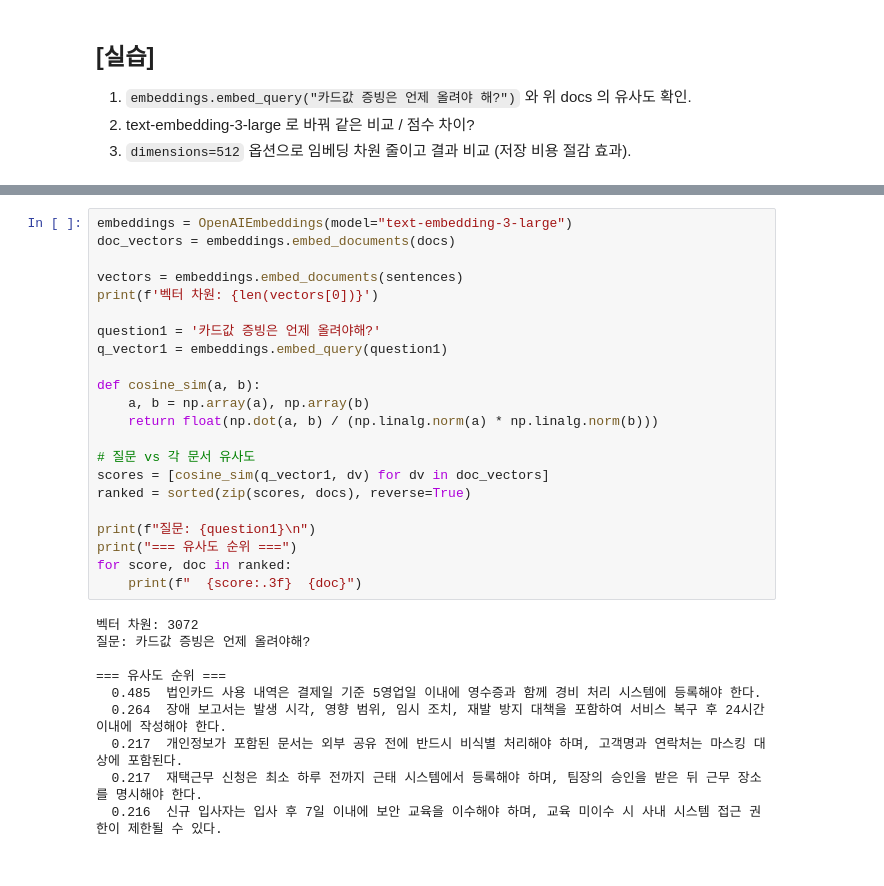
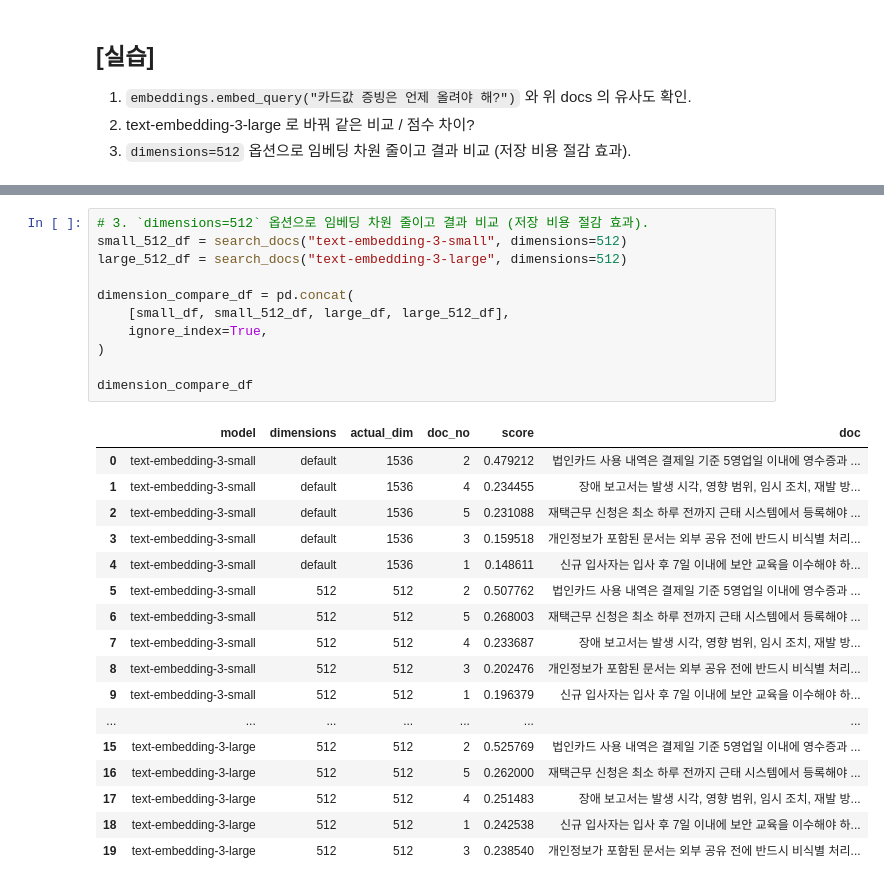
Before and after one commit to dovan2026/SKN30_playdata, a Jupyter notebook: LLM/RAG_1_Overview.ipynb, the cells around one changed output, grey strips where cells are left out. Cells and saved outputs as stored; diff of their text form.

```diff
--- a/LLM/RAG_1_Overview.ipynb
+++ b/LLM/RAG_1_Overview.ipynb
@@ -159,32 +201,29 @@ doc_vectors = embeddings.embed_documents(docs)
 # %%
-embeddings = OpenAIEmbeddings(model="text-embedding-3-large")
-doc_vectors = embeddings.embed_documents(docs)
+# 3. `dimensions=512` 옵션으로 임베딩 차원 줄이고 결과 비교 (저장 비용 절감 효과).
+small_512_df = search_docs("text-embedding-3-small", dimensions=512)
+large_512_df = search_docs("text-embedding-3-large", dimensions=512)
 
-vectors = embeddings.embed_documents(sentences)
-print(f'벡터 차원: {len(vectors[0])}')
+dimension_compare_df = pd.concat(
+    [small_df, small_512_df, large_df, large_512_df],
+    ignore_index=True,
+)
 
-question1 = '카드값 증빙은 언제 올려야해?'
-q_vector1 = embeddings.embed_query(question1)
-
-def cosine_sim(a, b):
-    a, b = np.array(a), np.array(b)
-    return float(np.dot(a, b) / (np.linalg.norm(a) * np.linalg.norm(b)))
-
-# 질문 vs 각 문서 유사도
-scores = [cosine_sim(q_vector1, dv) for dv in doc_vectors]
-ranked = sorted(zip(scores, docs), reverse=True)
-
-print(f"질문: {question1}\n")
-print("=== 유사도 순위 ===")
-for score, doc in ranked:
-    print(f"  {score:.3f}  {doc}")
+dimension_compare_df
 # %% [output]
-벡터 차원: 3072
-질문: 카드값 증빙은 언제 올려야해?
-
-=== 유사도 순위 ===
-  0.485  법인카드 사용 내역은 결제일 기준 5영업일 이내에 영수증과 함께 경비 처리 시스템에 등록해야 한다.
-  0.264  장애 보고서는 발생 시각, 영향 범위, 임시 조치, 재발 방지 대책을 포함하여 서비스 복구 후 24시간 이내에 작성해야 한다.
-  0.217  개인정보가 포함된 문서는 외부 공유 전에 반드시 비식별 처리해야 하며, 고객명과 연락처는 마스킹 대상에 포함된다.
-  0.217  재택근무 신청은 최소 하루 전까지 근태 시스템에서 등록해야 하며, 팀장의 승인을 받은 뒤 근무 장소를 명시해야 한다.
-  0.216  신규 입사자는 입사 후 7일 이내에 보안 교육을 이수해야 하며, 교육 미이수 시 사내 시스템 접근 권한이 제한될 수 있다.
+|  | model | dimensions | actual_dim | doc_no | score | doc |
+| 0 | text-embedding-3-small | default | 1536 | 2 | 0.479212 | 법인카드 사용 내역은 결제일 기준 5영업일 이내에 영수증과 ... |
+| 1 | text-embedding-3-small | default | 1536 | 4 | 0.234455 | 장애 보고서는 발생 시각, 영향 범위, 임시 조치, 재발 방... |
+| 2 | text-embedding-3-small | default | 1536 | 5 | 0.231088 | 재택근무 신청은 최소 하루 전까지 근태 시스템에서 등록해야 ... |
+| 3 | text-embedding-3-small | default | 1536 | 3 | 0.159518 | 개인정보가 포함된 문서는 외부 공유 전에 반드시 비식별 처리... |
+| 4 | text-embedding-3-small | default | 1536 | 1 | 0.148611 | 신규 입사자는 입사 후 7일 이내에 보안 교육을 이수해야 하... |
+| 5 | text-embedding-3-small | 512 | 512 | 2 | 0.507762 | 법인카드 사용 내역은 결제일 기준 5영업일 이내에 영수증과 ... |
+| 6 | text-embedding-3-small | 512 | 512 | 5 | 0.268003 | 재택근무 신청은 최소 하루 전까지 근태 시스템에서 등록해야 ... |
+| 7 | text-embedding-3-small | 512 | 512 | 4 | 0.233687 | 장애 보고서는 발생 시각, 영향 범위, 임시 조치, 재발 방... |
+| 8 | text-embedding-3-small | 512 | 512 | 3 | 0.202476 | 개인정보가 포함된 문서는 외부 공유 전에 반드시 비식별 처리... |
+| 9 | text-embedding-3-small | 512 | 512 | 1 | 0.196379 | 신규 입사자는 입사 후 7일 이내에 보안 교육을 이수해야 하... |
+| ... | ... | ... | ... | ... | ... | ... |
+| 15 | text-embedding-3-large | 512 | 512 | 2 | 0.525769 | 법인카드 사용 내역은 결제일 기준 5영업일 이내에 영수증과 ... |
+| 16 | text-embedding-3-large | 512 | 512 | 5 | 0.262000 | 재택근무 신청은 최소 하루 전까지 근태 시스템에서 등록해야 ... |
+| 17 | text-embedding-3-large | 512 | 512 | 4 | 0.251483 | 장애 보고서는 발생 시각, 영향 범위, 임시 조치, 재발 방... |
+| 18 | text-embedding-3-large | 512 | 512 | 1 | 0.242538 | 신규 입사자는 입사 후 7일 이내에 보안 교육을 이수해야 하... |
+| 19 | text-embedding-3-large | 512 | 512 | 3 | 0.238540 | 개인정보가 포함된 문서는 외부 공유 전에 반드시 비식별 처리... |
```
Also changed, not shown: parts of 5 cells of this notebook, 1 other file.
